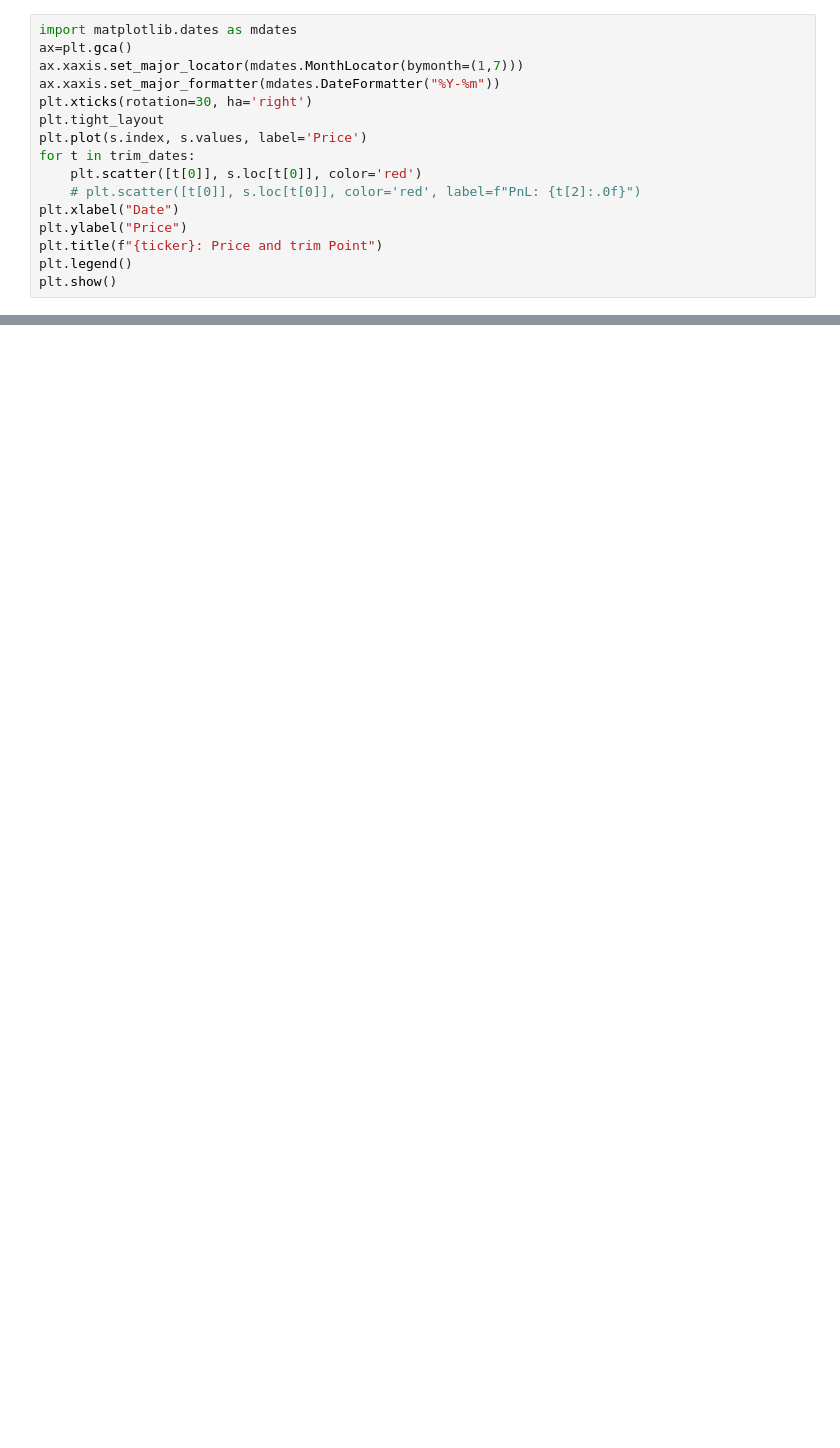
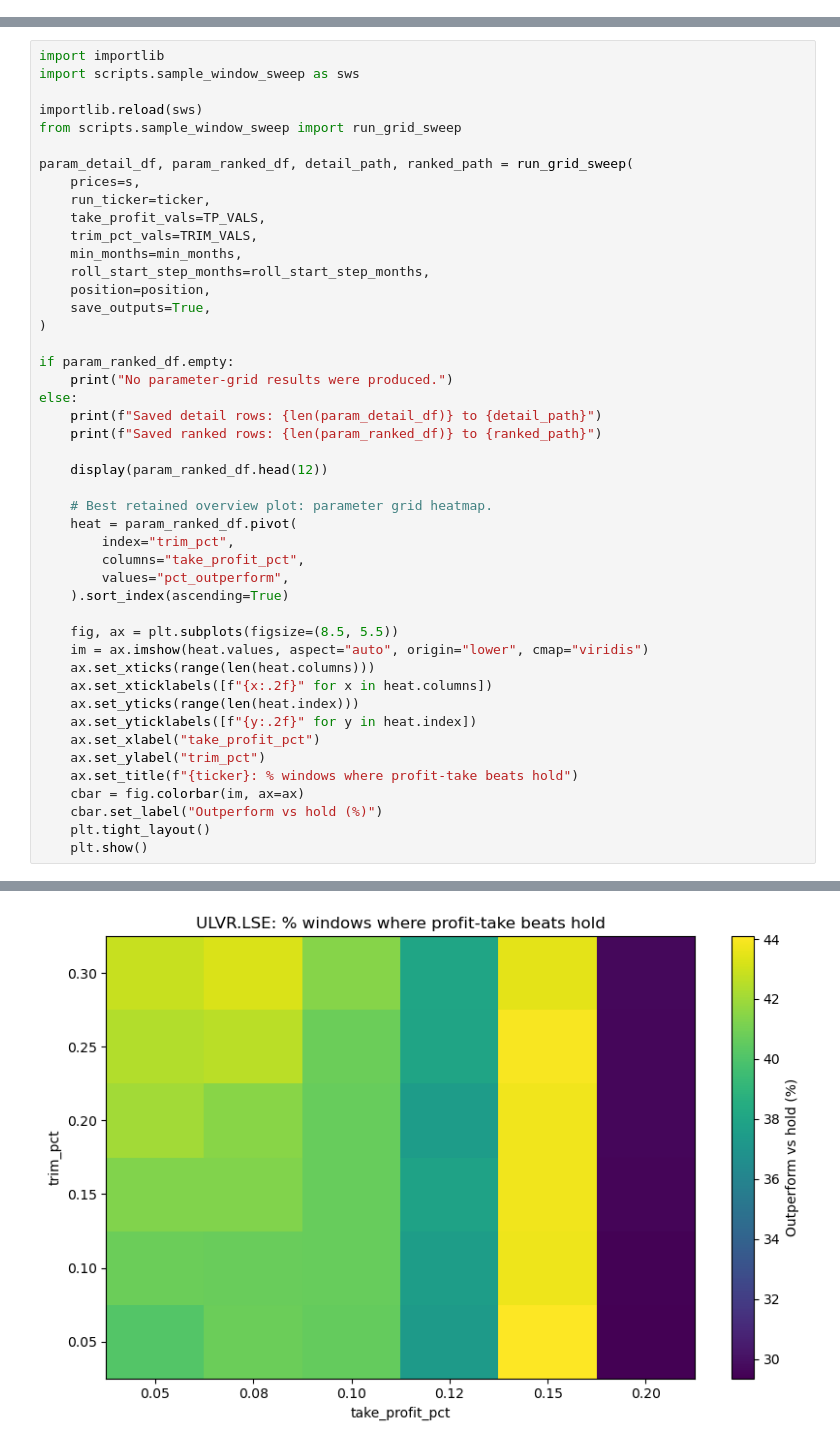
Before and after one commit to nimchimpski/GeoQuant, a Jupyter notebook: various/backtest.ipynb, the cells around one changed output, grey strips where cells are left out. Saved outputs shown, nothing was run; the diff lists cells and outputs as text; blank space fills up the shorter version.

```diff
--- a/various/backtest.ipynb
+++ b/various/backtest.ipynb
@@ -138,16 +72,0 @@ results = {
-# %%
-import matplotlib.dates as mdates
-ax=plt.gca()
-ax.xaxis.set_major_locator(mdates.MonthLocator(bymonth=(1,7)))
-ax.xaxis.set_major_formatter(mdates.DateFormatter("%Y-%m"))
-plt.xticks(rotation=30, ha='right')
-plt.tight_layout
-plt.plot(s.index, s.values, label='Price')
-for t in trim_dates:
-    plt.scatter([t[0]], s.loc[t[0]], color='red')
-    # plt.scatter([t[0]], s.loc[t[0]], color='red', label=f"PnL: {t[2]:.0f}")
-plt.xlabel("Date")
-plt.ylabel("Price")
-plt.title(f"{ticker}: Price and trim Point")
-plt.legend()
-plt.show()
@@ -155,0 +179,47 @@ plt.show()
+# %%
+import importlib
+import scripts.sample_window_sweep as sws
+
+importlib.reload(sws)
+from scripts.sample_window_sweep import run_grid_sweep
+
+param_detail_df, param_ranked_df, detail_path, ranked_path = run_grid_sweep(
+    prices=s,
+    run_ticker=ticker,
+    take_profit_vals=TP_VALS,
+    trim_pct_vals=TRIM_VALS,
+    min_months=min_months,
+    roll_start_step_months=roll_start_step_months,
+    position=position,
+    save_outputs=True,
+)
+
+if param_ranked_df.empty:
+    print("No parameter-grid results were produced.")
+else:
+    print(f"Saved detail rows: {len(param_detail_df)} to {detail_path}")
+    print(f"Saved ranked rows: {len(param_ranked_df)} to {ranked_path}")
+
+    display(param_ranked_df.head(12))
+
+    # Best retained overview plot: parameter grid heatmap.
+    heat = param_ranked_df.pivot(
+        index="trim_pct",
+        columns="take_profit_pct",
+        values="pct_outperform",
+    ).sort_index(ascending=True)
+
+    fig, ax = plt.subplots(figsize=(8.5, 5.5))
+    im = ax.imshow(heat.values, aspect="auto", origin="lower", cmap="viridis")
+    ax.set_xticks(range(len(heat.columns)))
+    ax.set_xticklabels([f"{x:.2f}" for x in heat.columns])
+    ax.set_yticks(range(len(heat.index)))
+    ax.set_yticklabels([f"{y:.2f}" for y in heat.index])
+    ax.set_xlabel("take_profit_pct")
+    ax.set_ylabel("trim_pct")
+    ax.set_title(f"{ticker}: % windows where profit-take beats hold")
+    cbar = fig.colorbar(im, ax=ax)
+    cbar.set_label("Outperform vs hold (%)")
+    plt.tight_layout()
+    plt.show()
+# %% [output]
@@ -155,0 +241 @@ plt.show()
+[figure, added]
```
Also changed, not shown: parts of 26 cells of this notebook.
